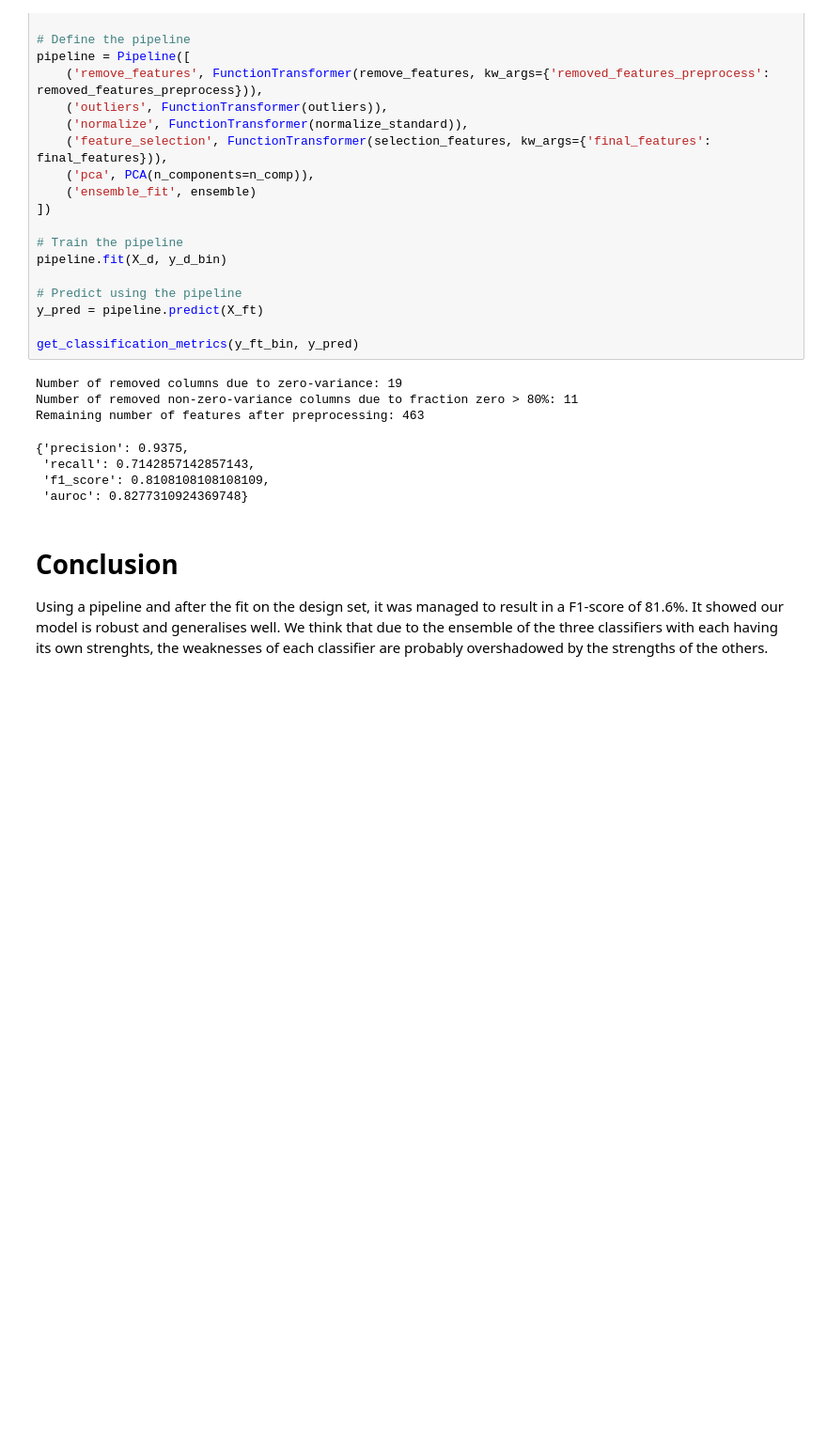
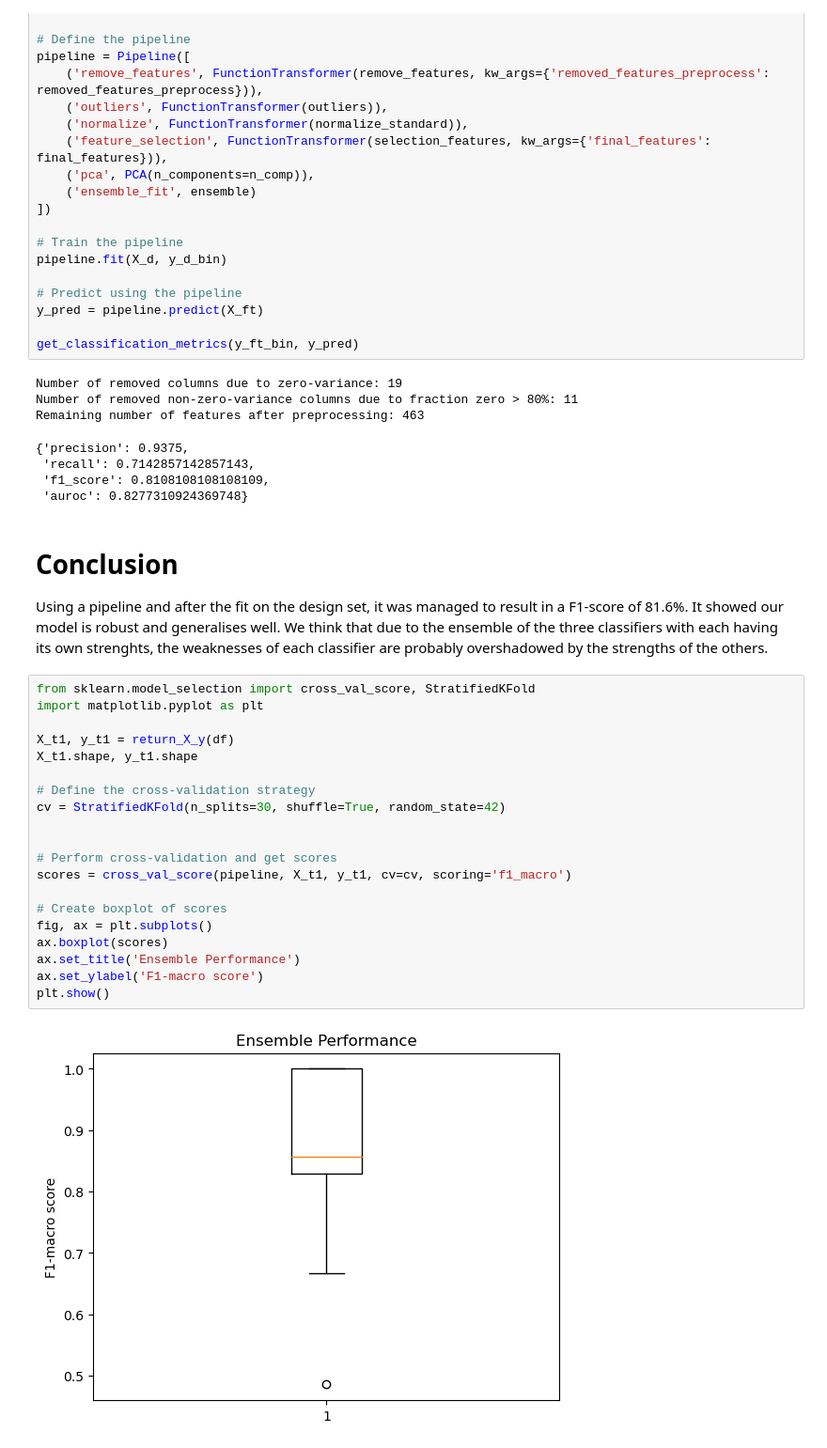
Before and after one commit to dpasqualini/TM10007_G16, a Jupyter notebook: assignment.ipynb, the cells around one changed output. Shown at 94% size. Cells and saved outputs as stored; diff of their text form; blank space fills up the shorter version.

```diff
--- a/assignment.ipynb
+++ b/assignment.ipynb
@@ -899,3 +941,25 @@ Remaining number of features after preprocessing: 463
 # %% [markdown]
 # Conclusion
 Using a pipeline and after the fit on the design set, it was managed to result in a F1-score of 81.6%. It showed our model is robust and generalises well. We think that due to the ensemble of the three classifiers with each having its own strenghts, the weaknesses of each classifier are probably overshadowed by the strengths of the others.
+# %%
+from sklearn.model_selection import cross_val_score, StratifiedKFold
+import matplotlib.pyplot as plt
+
+X_t1, y_t1 = return_X_y(df)
+X_t1.shape, y_t1.shape
+
+# Define the cross-validation strategy
+cv = StratifiedKFold(n_splits=30, shuffle=True, random_state=42)
+
+
+# Perform cross-validation and get scores
+scores = cross_val_score(pipeline, X_t1, y_t1, cv=cv, scoring='f1_macro')
+
+# Create boxplot of scores
+fig, ax = plt.subplots()
+ax.boxplot(scores)
+ax.set_title('Ensemble Performance')
+ax.set_ylabel('F1-macro score')
+plt.show()
+# %% [output]
+[figure, added]
```
Also changed, not shown: parts of 9 cells of this notebook.
